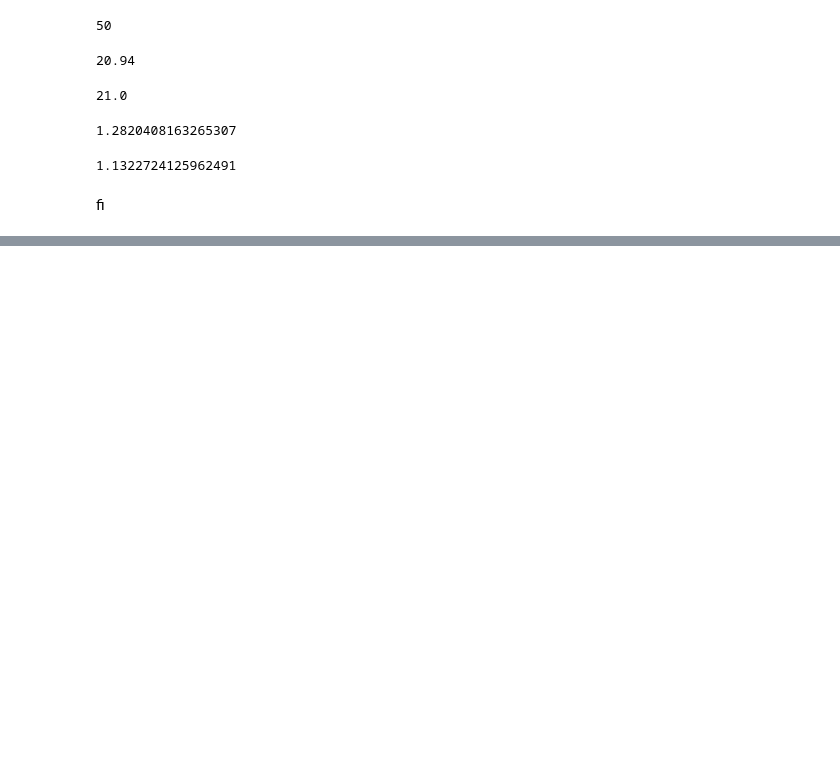
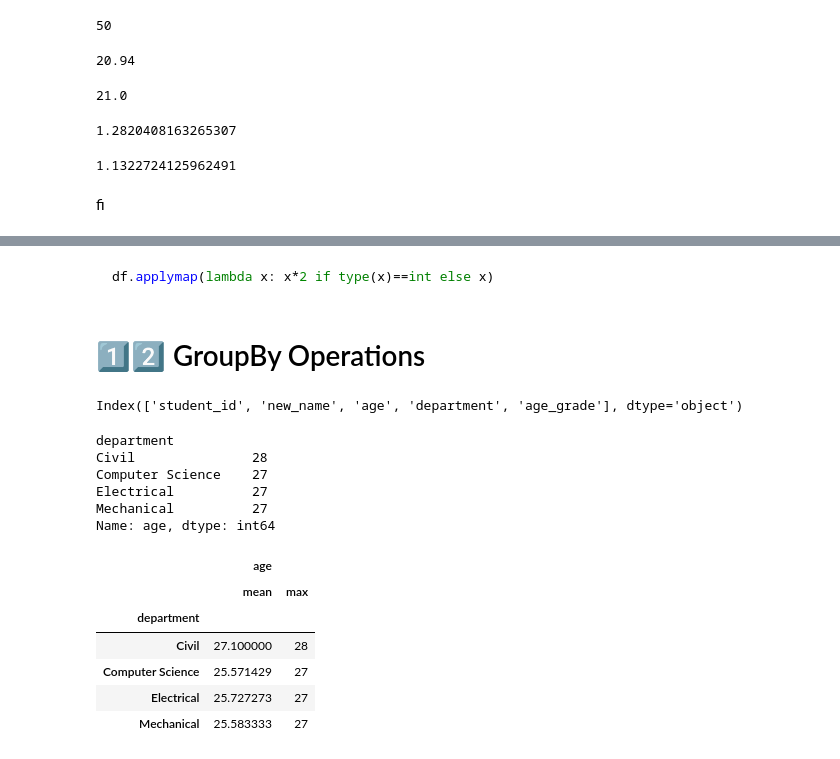
Before and after one commit to layappa/pandas-for-data-analysis, a Jupyter notebook: complete_pandas_operations.ipynb, the cells around one changed output, grey strips where cells are left out. Cells and saved outputs as stored; diff of their text form; code cells hidden in the pictures; blank space fills up the shorter version.

Commit message:
implemented group by

````diff
--- a/complete_pandas_operations.ipynb
+++ b/complete_pandas_operations.ipynb
@@ -367,0 +370,33 @@ fi
+# %%
+student_data["age"]=student_data["age"].apply(lambda x : x+5)
+# %%
+student_data["age_grade"]=student_data["age"].map({25:"a",26:"b"})
+# %% [markdown]
+```python
+df.applymap(lambda x: x*2 if type(x)==int else x)
+```
+# %% [markdown]
+# 1️⃣2️⃣ GroupBy Operations
+# %%
+student_data.columns
+# %% [output]
+Index(['student_id', 'new_name', 'age', 'department', 'age_grade'], dtype='object')
+# %%
+student_data.groupby('department')['age'].max()
+# %% [output]
+department
+Civil               28
+Computer Science    27
+Electrical          27
+Mechanical          27
+Name: age, dtype: int64
+# %%
+student_data.groupby('department').agg({'age':["mean","max"]})
+# %% [output]
+|  | age |  |
+|  | mean | max |
+| department |  |  |
+| Civil | 27.100000 | 28 |
+| Computer Science | 25.571429 | 27 |
+| Electrical | 25.727273 | 27 |
+| Mechanical | 25.583333 | 27 |
````
Also changed, not shown: parts of 2 cells of this notebook.
